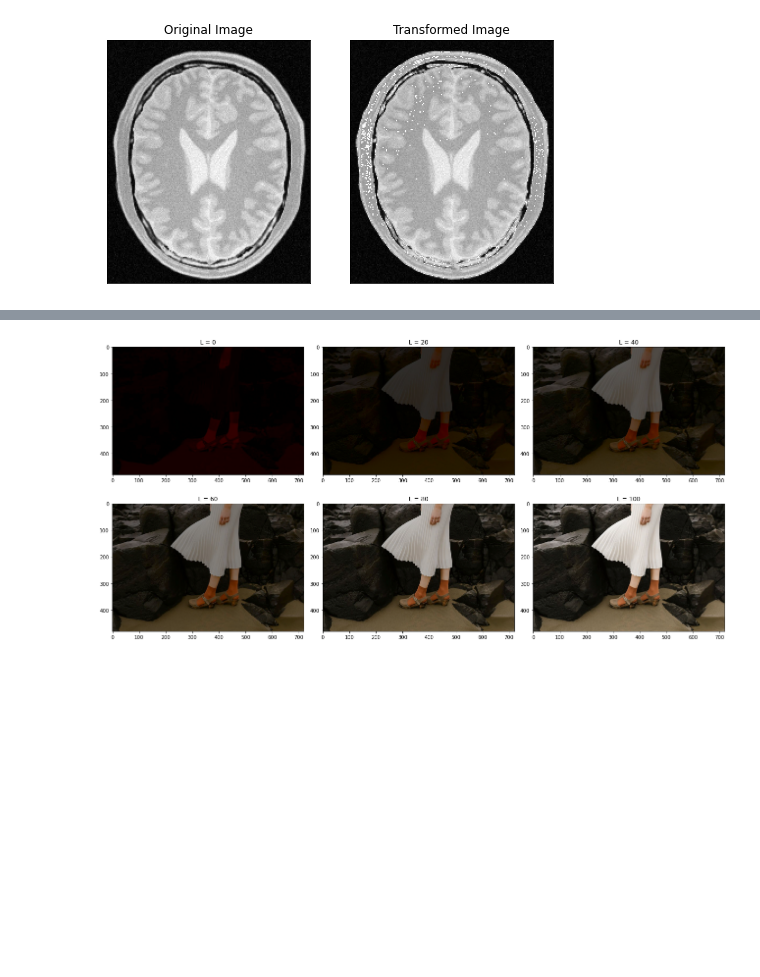
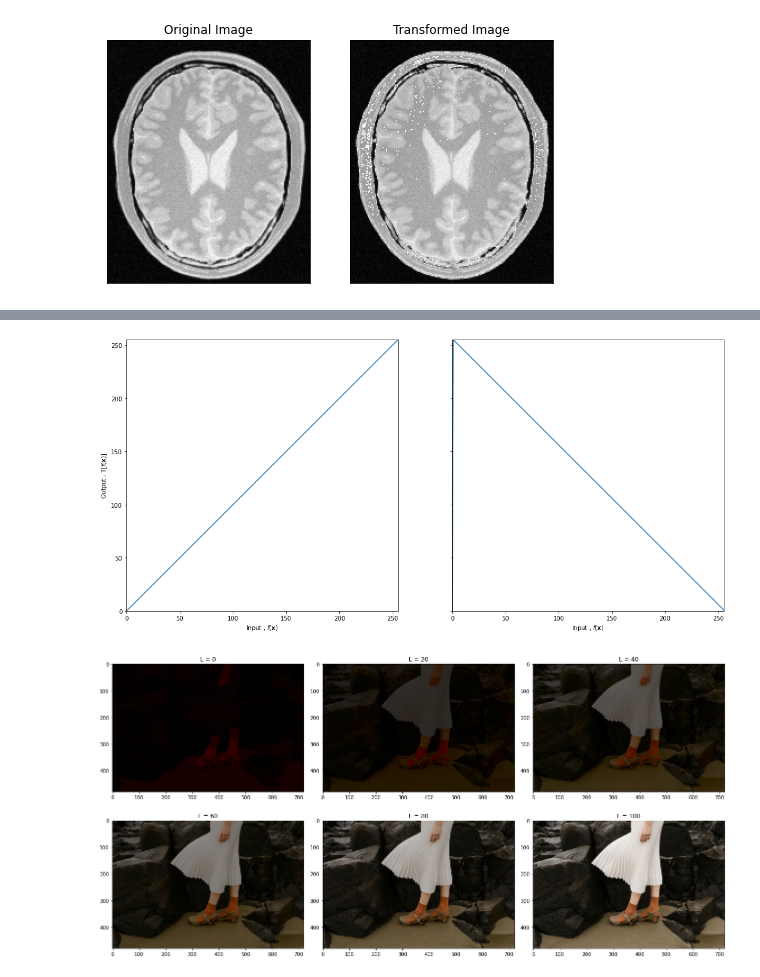
Before and after one commit to Gajaan08/FUNDAMENTALS-OF-IMAGE-PROCESSING, a Jupyter notebook: Assignment1/Assignment01_190185D.ipynb, the cells around one changed output, grey strips where cells are left out. Saved outputs shown, nothing was run; the diff lists cells and outputs as text; code cells hidden in the pictures; blank space fills up the shorter version.

```diff
--- a/Assignment1/Assignment01_190185D.ipynb
+++ b/Assignment1/Assignment01_190185D.ipynb
@@ -129,3 +129,40 @@ plt.show()
+# %%
+import matplotlib.pyplot as plt
+import numpy as np
+import cv2 as cv
+transform1 = np.arange(0, 256).astype('uint8')
+#transform2 = np.arange(255,0, −1).astype('uint8')
+transform2 =  -transform1
+fig,ax=plt.subplots(1,2,sharex='all', sharey='all', figsize=(18,18))
+ax[0].plot(transform1)
+ax[0].set_xlabel(r'Input , $f ( \mathbf { x } ) $ ')
+ax[0].set_ylabel('Output , $\mathrm{T } [ f ( \mathbf { x } ) ] $')
+ax[0].set_xlim(0,255)
+ax[0].set_ylim(0,255)
+ax[0].set_aspect('equal')
+ax[1].plot(transform2)
+ax[1].set_xlabel(r'Input , $f ( \mathbf { x } ) $ ')
+ax[1].set_xlim(0,255)
+ax[1].set_ylim(0,255)
+ax[1].set_aspect('equal')
+plt.savefig('transform.png')
+plt.show()
+
+img_org =cv.imread('brain_proton_density_slice.png', cv.IMREAD_GRAYSCALE)
+image_trans_white = cv.LUT(img_org, transform1)
+image_trans_gray = cv.LUT(img_org,  transform2)
+
+
+fig, ax  = plt.subplots(1,3, sharex='all', sharey='all', figsize=(18,18))
+ax[0].imshow(img_org,cmap='gray')
+ax[0].set_title('Brain')
+ax[1].imshow(image_trans_white,cmap='gray')
+ax[1].set_title('White matter')
+ax[2].imshow(image_trans_gray,cmap='gray')
+ax[2].set_title('Gray matter')
+plt.show()
+# %% [output]
+[figure, added]
 # %%
 import cv2
 import matplotlib.pyplot as plt
```
Also changed, not shown: parts of 1 cell of this notebook, 1 other file.
